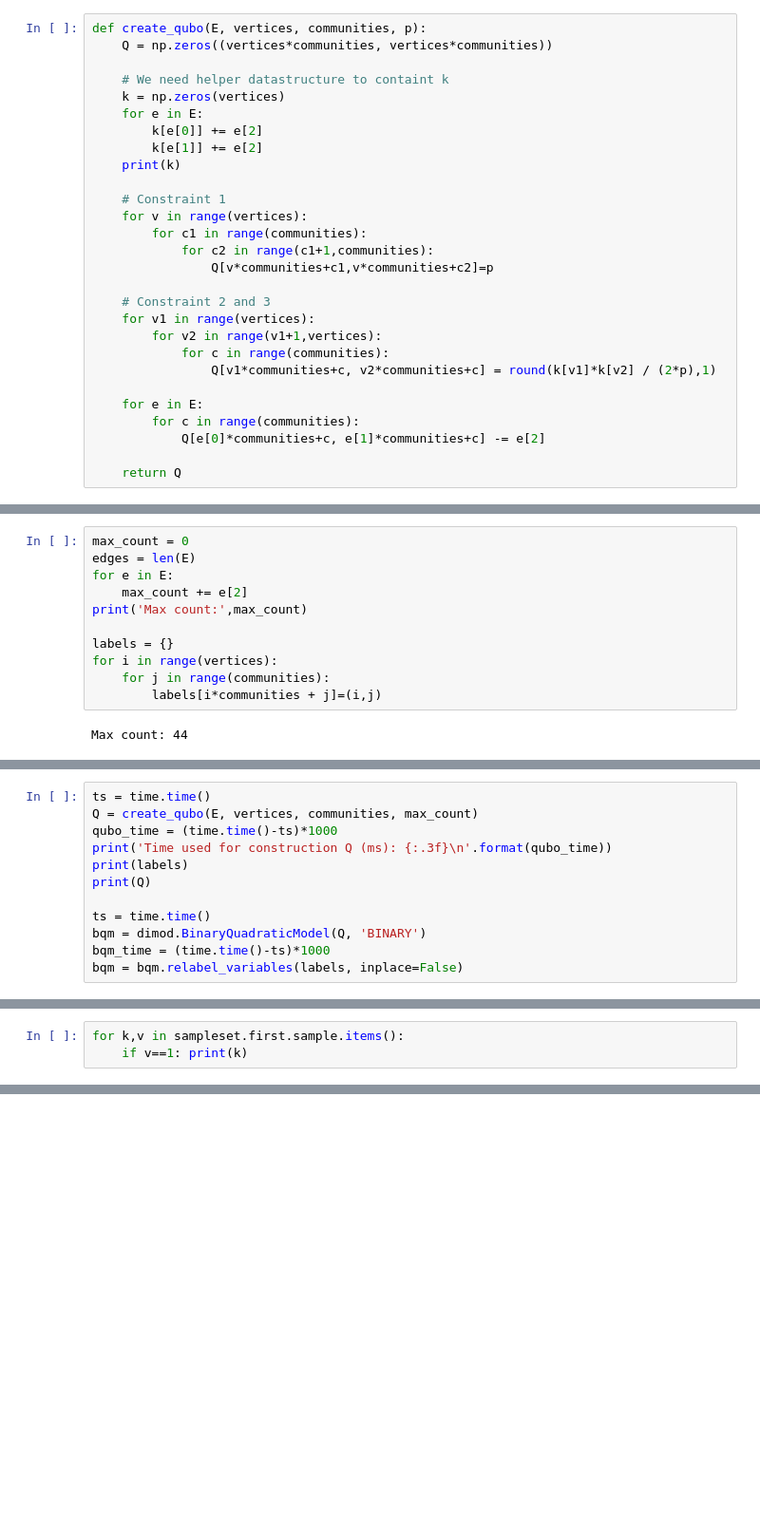
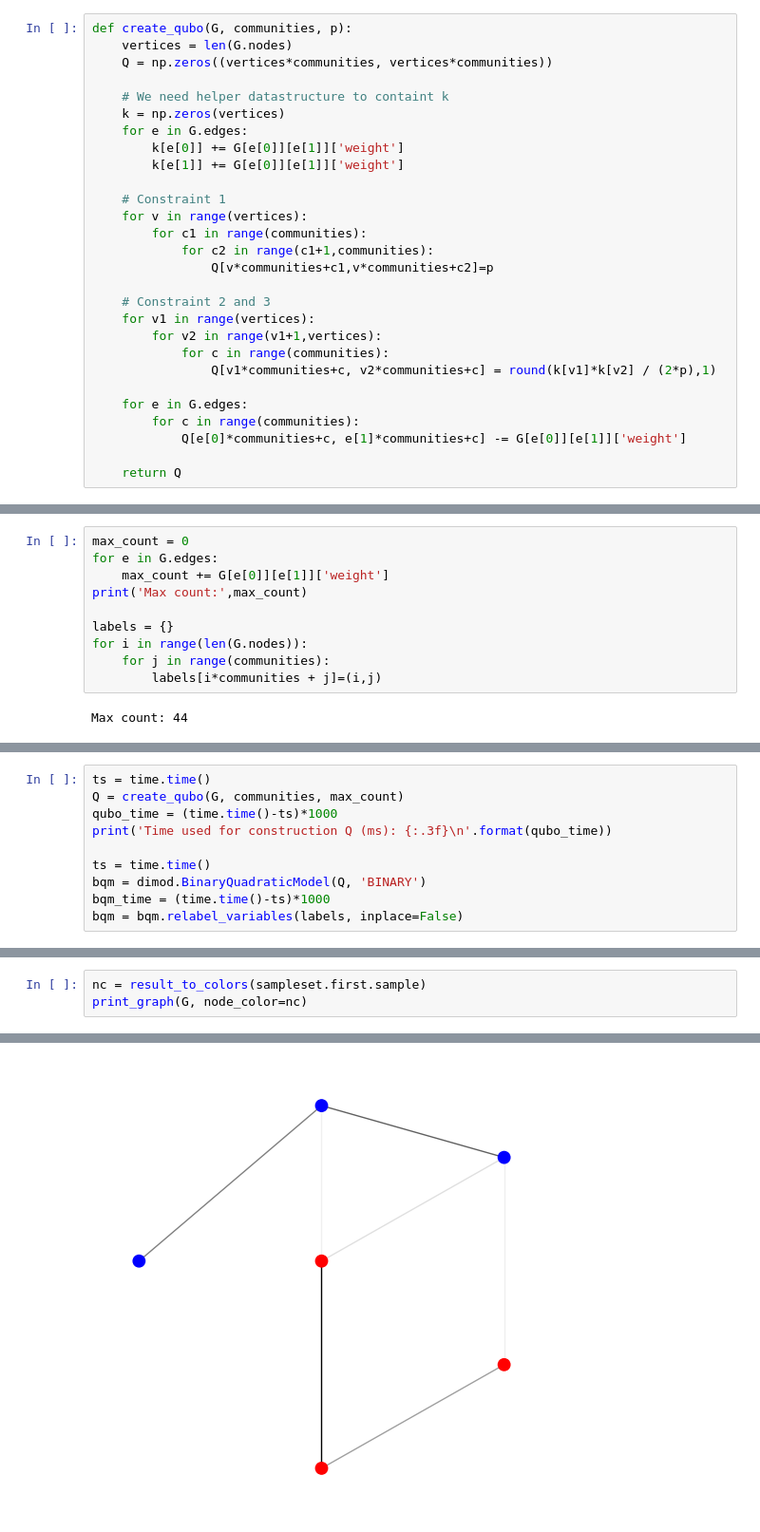
Before and after one commit to vuorenkoski/AQC, a Jupyter notebook: community_detection/community_detection.ipynb, the cells around one changed output, grey strips where cells are left out. Shown at 95% size. Cells and saved outputs as stored; diff of their text form; blank space fills up the shorter version.

```diff
--- a/community_detection/community_detection.ipynb
+++ b/community_detection/community_detection.ipynb
@@ -43,13 +24,13 @@ def create_qubo2(E, vertices, communities, p):
 # %%
-def create_qubo(E, vertices, communities, p):
+def create_qubo(G, communities, p):
+    vertices = len(G.nodes)
     Q = np.zeros((vertices*communities, vertices*communities))
 
     # We need helper datastructure to containt k
     k = np.zeros(vertices)
-    for e in E:
-        k[e[0]] += e[2]
-        k[e[1]] += e[2]
-    print(k)
+    for e in G.edges:
+        k[e[0]] += G[e[0]][e[1]]['weight']
+        k[e[1]] += G[e[0]][e[1]]['weight']
 
     # Constraint 1
     for v in range(vertices):
@@ -63,8 +44,8 @@ def create_qubo(E, vertices, communities, p):
             for c in range(communities):
                 Q[v1*communities+c, v2*communities+c] = round(k[v1]*k[v2] / (2*p),1)
 
-    for e in E:
+    for e in G.edges:
         for c in range(communities):
-            Q[e[0]*communities+c, e[1]*communities+c] -= e[2]
+            Q[e[0]*communities+c, e[1]*communities+c] -= G[e[0]][e[1]]['weight']
 
     return Q
@@ -80,13 +96,12 @@ Above graph visualised:
 ![](graph1.png)
 # %%
 max_count = 0
-edges = len(E)
-for e in E:
-    max_count += e[2]
+for e in G.edges:
+    max_count += G[e[0]][e[1]]['weight']
 print('Max count:',max_count)
 
 labels = {}
-for i in range(vertices):
+for i in range(len(G.nodes)):
     for j in range(communities):
         labels[i*communities + j]=(i,j)
 # %% [output]
@@ -94,10 +111,8 @@ Max count: 44
 # %%
 ts = time.time()
-Q = create_qubo(E, vertices, communities, max_count)
+Q = create_qubo(G, communities, max_count)
 qubo_time = (time.time()-ts)*1000
 print('Time used for construction Q (ms): {:.3f}\n'.format(qubo_time))
-print(labels)
-print(Q)
 
 ts = time.time()
 bqm = dimod.BinaryQuadraticModel(Q, 'BINARY')
@@ -147,6 +148,6 @@ Time used (ms): 348.528
 19      0      1      0      0      1      0      1 ...      0  -21.4       1
 ['BINARY', 20 rows, 20 samples, 18 variables]
 # %%
-for k,v in sampleset.first.sample.items():
-    if v==1: print(k)
+nc = result_to_colors(sampleset.first.sample)
+print_graph(G, node_color=nc)
 # %% [output]
@@ -158,0 +154 @@ for k,v in sampleset.first.sample.items():
+[figure, added]
```
Also changed, not shown: parts of 23 cells of this notebook, 2 other files.
